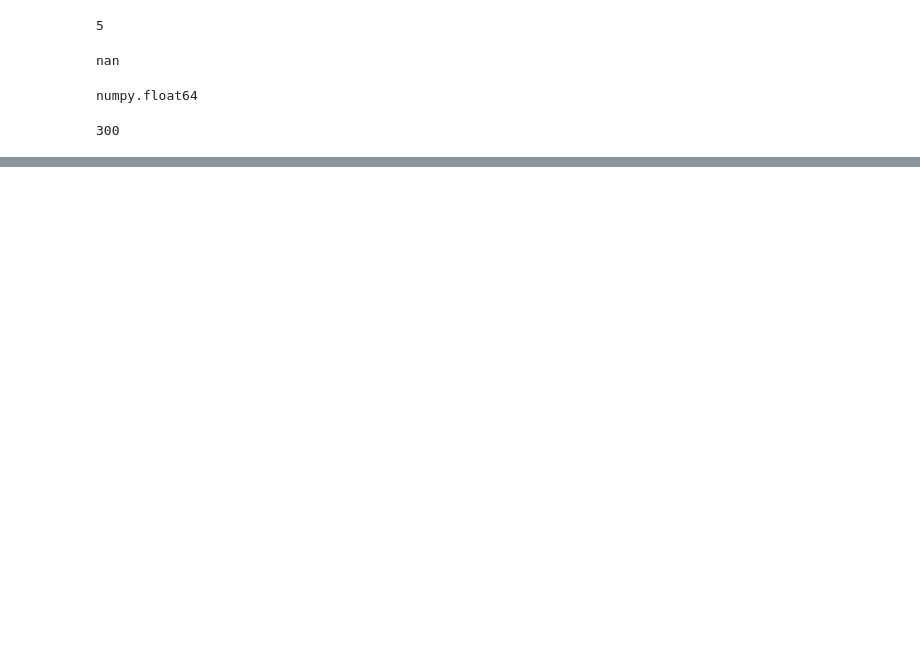
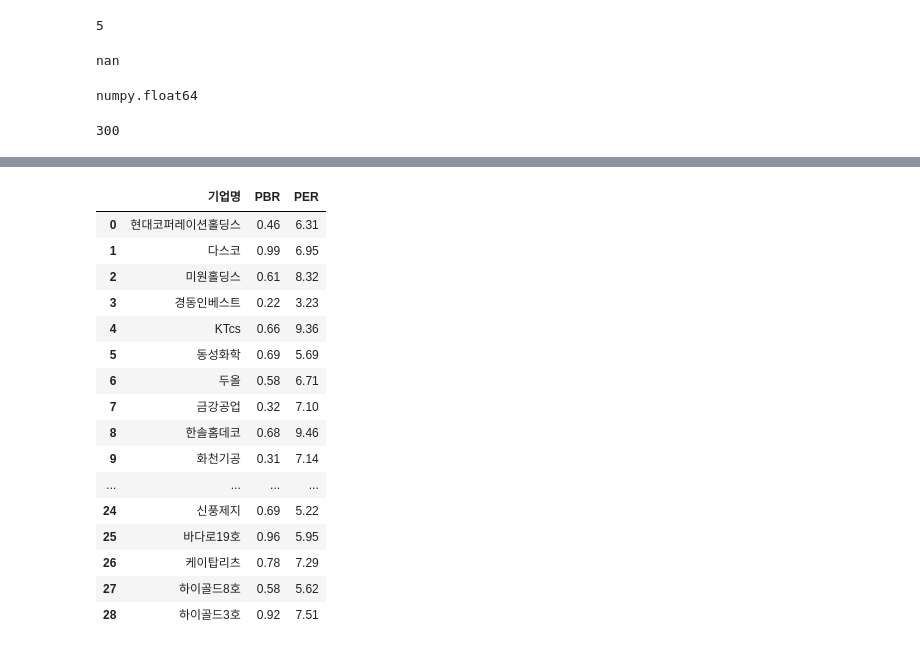
Before and after one commit to dudals3844/financial_analysis, a Jupyter notebook: src/market_cap_bottom.ipynb, the cells around one changed output, grey strips where cells are left out. Saved outputs shown, nothing was run; the diff lists cells and outputs as text; code cells hidden in the pictures; blank space fills up the shorter version.

```diff
--- a/src/market_cap_bottom.ipynb
+++ b/src/market_cap_bottom.ipynb
@@ -157,0 +222,20 @@ pbr_df.sort_values(by=['PBR'],ascending=True).dropna()
+# %%
+pd.merge(pbr_df, per_df)
+# %% [output]
+|  | 기업명 | PBR | PER |
+| 0 | 현대코퍼레이션홀딩스 | 0.46 | 6.31 |
+| 1 | 다스코 | 0.99 | 6.95 |
+| 2 | 미원홀딩스 | 0.61 | 8.32 |
+| 3 | 경동인베스트 | 0.22 | 3.23 |
+| 4 | KTcs | 0.66 | 9.36 |
+| 5 | 동성화학 | 0.69 | 5.69 |
+| 6 | 두올 | 0.58 | 6.71 |
+| 7 | 금강공업 | 0.32 | 7.10 |
+| 8 | 한솔홈데코 | 0.68 | 9.46 |
+| 9 | 화천기공 | 0.31 | 7.14 |
+| ... | ... | ... | ... |
+| 24 | 신풍제지 | 0.69 | 5.22 |
+| 25 | 바다로19호 | 0.96 | 5.95 |
+| 26 | 케이탑리츠 | 0.78 | 7.29 |
+| 27 | 하이골드8호 | 0.58 | 5.62 |
+| 28 | 하이골드3호 | 0.92 | 7.51 |
```
Also changed, not shown: parts of 7 cells of this notebook, 9 other files.
